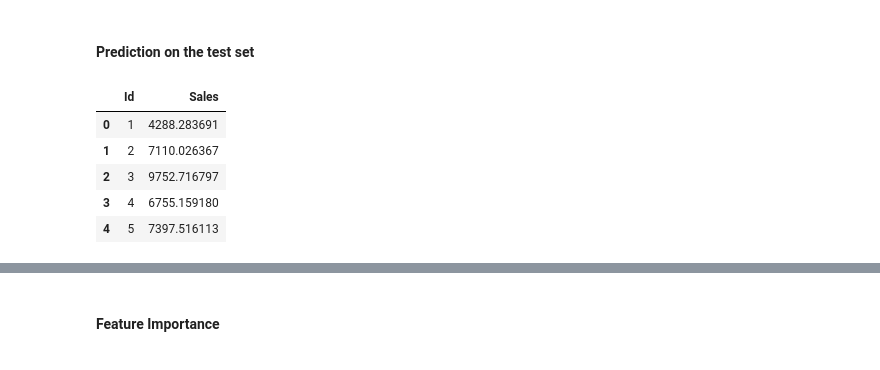
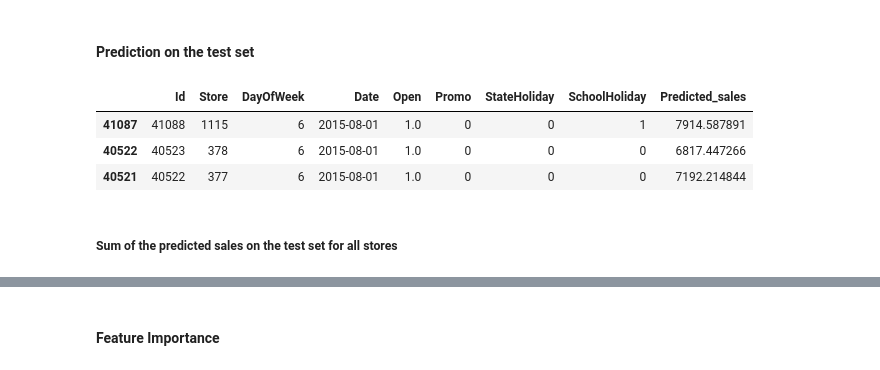
Before and after one commit to BWallyn/PredictSales, a Jupyter notebook: Rossmann_Stores_Analysis.ipynb, the cells around one changed output, grey strips where cells are left out. Saved outputs shown, nothing was run; the diff lists cells and outputs as text; code cells hidden in the pictures.

```diff
--- a/Rossmann_Stores_Analysis.ipynb
+++ b/Rossmann_Stores_Analysis.ipynb
@@ -571,4 +596,4 @@ closed_store_ids = test.loc[test["Open"] == 1, "Id"].values
 # %%
-train, features = preprocessing(train, store)
-test, _ = preprocessing(test, store)
+train_set, features = preprocessing(train, store)
+test_set, _ = preprocessing(test, store)
 # %%
@@ -586,15 +610,15 @@ features:
 ### XGBoost model
 #### Split data between train and validation sets
 # %%
-X_train, X_valid = train_test_split(train, test_size=0.012, random_state=10)
+X_train, X_valid = train_test_split(train_set, test_size=0.012, random_state=10)
 y_train = X_train.Sales
 y_valid = X_valid.Sales
-dtrain = xgb.DMatrix(X_train[features], y_train)
-dvalid = xgb.DMatrix(X_valid[features], y_valid)
+xgb_train = xgb.DMatrix(X_train[features], y_train)
+xgb_valid = xgb.DMatrix(X_valid[features], y_valid)
 # %% [markdown]
 #### Train
 # %%
-watchlist = [(dtrain, 'train'), (dvalid, 'eval')]
-gbm = xgb.train(params, dtrain, num_boost_round, evals=watchlist,
+watchlist = [(xgb_train, 'train'), (xgb_valid, 'eval')]
+gbm = xgb.train(params, xgb_train, num_boost_round, evals=watchlist,
                 early_stopping_rounds=100, feval=rmse_XGBoost, verbose_eval=True)
 # %% [output]
@@ -648,17 +691,19 @@ plt.show()
 # %% [markdown]
 #### Prediction on the test set
+# %%
+xbg_test = xgb.DMatrix(test_set[features])
+test_pred = gbm.predict(xbg_test)
 # %%
-dtest = xgb.DMatrix(test[features])
-test_probs = gbm.predict(dtest)
-
 # append ids that were closed, and assign their sales value to 0
-result = pd.DataFrame({"Id": test["Id"], 'Sales': test_probs})
-result = result.append(pd.DataFrame(data=zip(closed_store_ids, [0]*len(closed_store_ids)), columns=["Id", "Sales"]))
-result.head()
+result = pd.DataFrame({'Id': test_set['Id'], 'Predicted_sales': test_pred})
+result = result.append(pd.DataFrame(data=zip(closed_store_ids, [0]*len(closed_store_ids)),
+                                    columns=['Id', 'Predicted_sales']))
+test_results = test.merge(result, left_on='Id', right_on='Id').sort_values(by='Date')
+test_results.head(3)
 # %% [output]
-|  | Id | Sales |
-| 0 | 1 | 4288.283691 |
-| 1 | 2 | 7110.026367 |
-| 2 | 3 | 9752.716797 |
-| 3 | 4 | 6755.159180 |
-| 4 | 5 | 7397.516113 |
+|  | Id | Store | DayOfWeek | Date | Open | Promo | StateHoliday | SchoolHoliday | Predicted_sales |
+| 41087 | 41088 | 1115 | 6 | 2015-08-01 | 1.0 | 0 | 0 | 1 | 7914.587891 |
+| 40522 | 40523 | 378 | 6 | 2015-08-01 | 1.0 | 0 | 0 | 0 | 6817.447266 |
+| 40521 | 40522 | 377 | 6 | 2015-08-01 | 1.0 | 0 | 0 | 0 | 7192.214844 |
+# %% [markdown]
+##### Sum of the predicted sales on the test set for all stores
```
Also changed, not shown: parts of 89 cells of this notebook, 12 other files.
